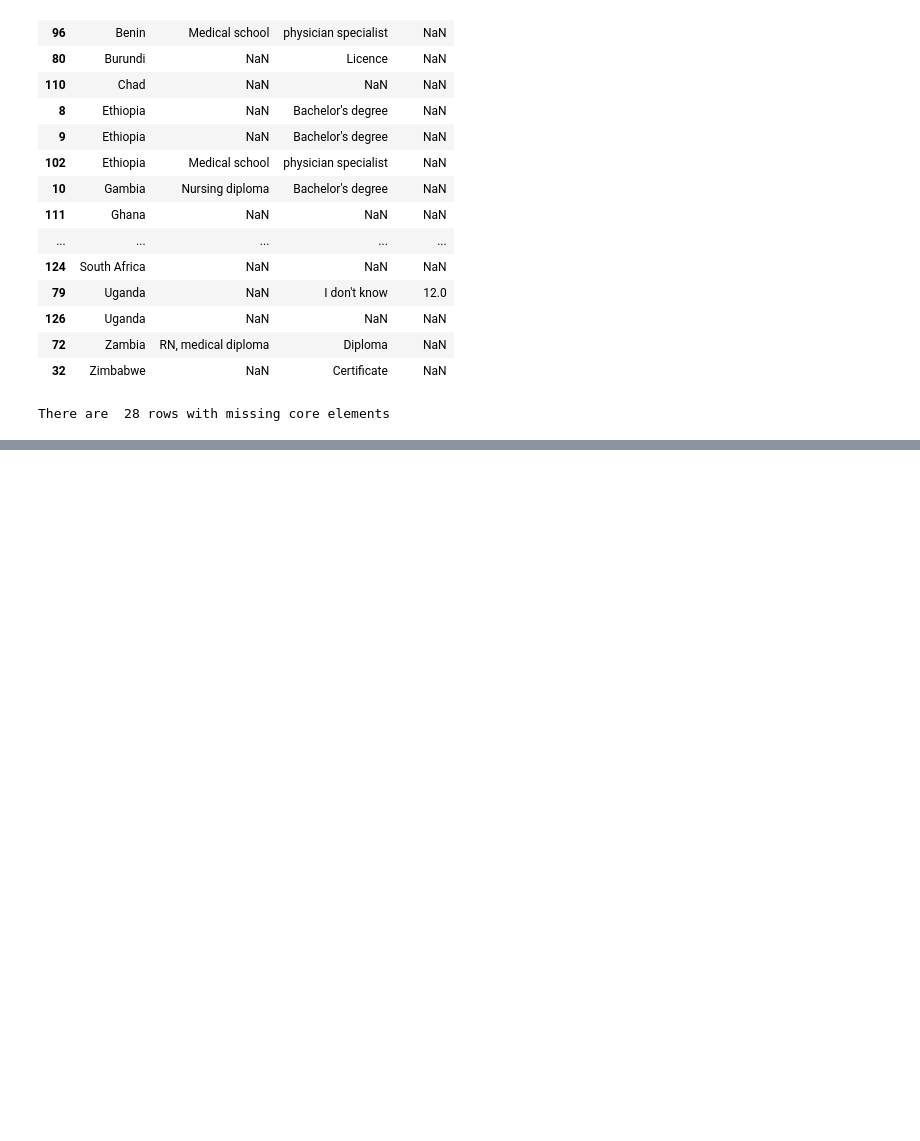
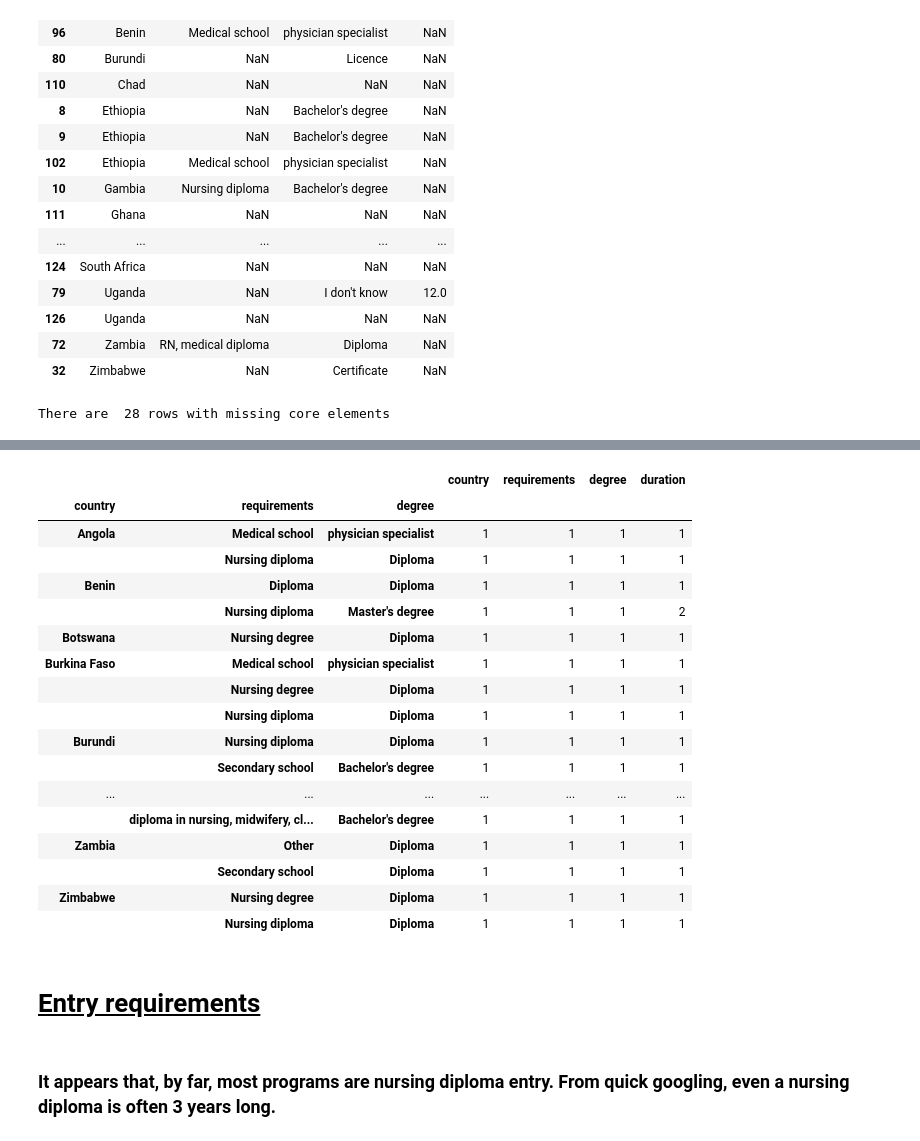
Before and after one commit to lawtj/npa, a Jupyter notebook: npa data.ipynb, the cells around one changed output, grey strips where cells are left out. Drawn from its saved outputs; the diff is of its cells as text; code cells hidden in the pictures; blank space fills up the shorter version.

```diff
--- a/npa data.ipynb
+++ b/npa data.ipynb
@@ -3,10 +3,12 @@ import numpy as np
 import pandas as pd
 df = pd.read_csv('npadata.csv')
 from IPython.core.display import display, HTML
-display(HTML("<style>.container { width:100% !important; }</style>"))
-
+display(HTML("<style>.container { width:75% !important; }</style>"))
+pd.options.display.max_rows = 999
 #df1 = just country, requirements, duration
 df1 = df[['country', 'requirements', 'degree', 'duration']]
+# %%
+pd.options.display.max_rows = 999
 # %% [markdown]
 # First, let's have a look at the data
 Here we have it sorted by country
@@ -126,0 +127,25 @@ Name: duration, dtype: int64
+# %%
+df2.groupby(['country', 'requirements','degree']).nunique()
+# %% [output]
+|  |  |  | country | requirements | degree | duration |
+| country | requirements | degree |  |  |  |  |
+| Angola | Medical school | physician specialist | 1 | 1 | 1 | 1 |
+|  | Nursing diploma | Diploma | 1 | 1 | 1 | 1 |
+| Benin | Diploma | Diploma | 1 | 1 | 1 | 1 |
+|  | Nursing diploma | Master's degree | 1 | 1 | 1 | 2 |
+| Botswana | Nursing degree | Diploma | 1 | 1 | 1 | 1 |
+| Burkina Faso | Medical school | physician specialist | 1 | 1 | 1 | 1 |
+|  | Nursing degree | Diploma | 1 | 1 | 1 | 1 |
+|  | Nursing diploma | Diploma | 1 | 1 | 1 | 1 |
+| Burundi | Nursing diploma | Diploma | 1 | 1 | 1 | 1 |
+|  | Secondary school | Bachelor's degree | 1 | 1 | 1 | 1 |
+| ... | ... | ... | ... | ... | ... | ... |
+|  | diploma in nursing, midwifery, cl... | Bachelor's degree | 1 | 1 | 1 | 1 |
+| Zambia | Other | Diploma | 1 | 1 | 1 | 1 |
+|  | Secondary school | Diploma | 1 | 1 | 1 | 1 |
+| Zimbabwe | Nursing degree | Diploma | 1 | 1 | 1 | 1 |
+|  | Nursing diploma | Diploma | 1 | 1 | 1 | 1 |
+# %% [markdown]
+# <u> Entry requirements </u>
+# %% [markdown]
+### It appears that, by far, most programs are nursing diploma entry. From quick googling, even a nursing diploma is often 3 years long.
```
Also changed, not shown: parts of 16 cells of this notebook.
